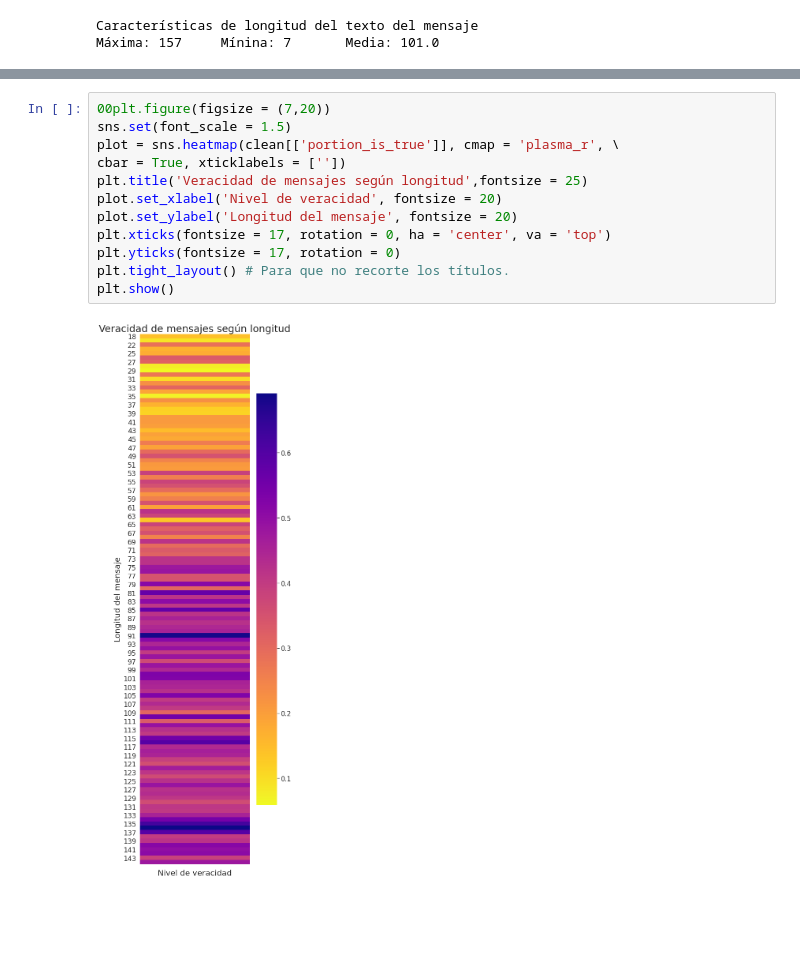
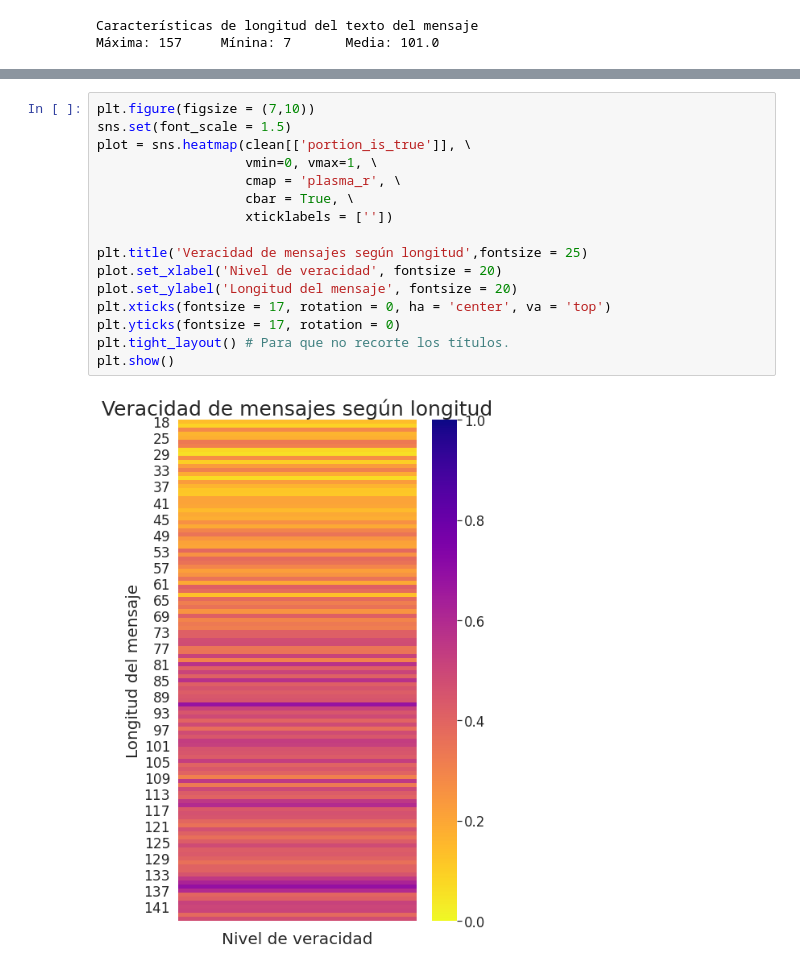
Before and after one commit to ffelfis/Orga_Datos_TPs, a Jupyter notebook: TP1/nb_Facundo.ipynb, the cells around one changed output, grey strips where cells are left out. Saved outputs shown, nothing was run; the diff lists cells and outputs as text; blank space fills up the shorter version.

```diff
--- a/TP1/nb_Facundo.ipynb
+++ b/TP1/nb_Facundo.ipynb
@@ -530,16 +550,20 @@ np.median(clean.nlargest(5, 'portion_is_true').index.values))
 Promedio de las cinco longitudes con mejor índice de veracidad: 123.0
 Mediana de las cinco longitudes con mejor índice de veracidad: 135.0
 # %%
-00plt.figure(figsize = (7,20))
+plt.figure(figsize = (7,10))
 sns.set(font_scale = 1.5)
-plot = sns.heatmap(clean[['portion_is_true']], cmap = 'plasma_r', \
-cbar = True, xticklabels = [''])
+plot = sns.heatmap(clean[['portion_is_true']], \
+                   vmin=0, vmax=1, \
+                   cmap = 'plasma_r', \
+                   cbar = True, \
+                   xticklabels = [''])
+
 plt.title('Veracidad de mensajes según longitud',fontsize = 25)
 plot.set_xlabel('Nivel de veracidad', fontsize = 20)
 plot.set_ylabel('Longitud del mensaje', fontsize = 20)
 plt.xticks(fontsize = 17, rotation = 0, ha = 'center', va = 'top')
 plt.yticks(fontsize = 17, rotation = 0)
 plt.tight_layout() # Para que no recorte los títulos.
 plt.show()
 # %% [output]
-[figure, old version]
+[figure, new version]
```
Also changed, not shown: parts of 14 cells of this notebook.
